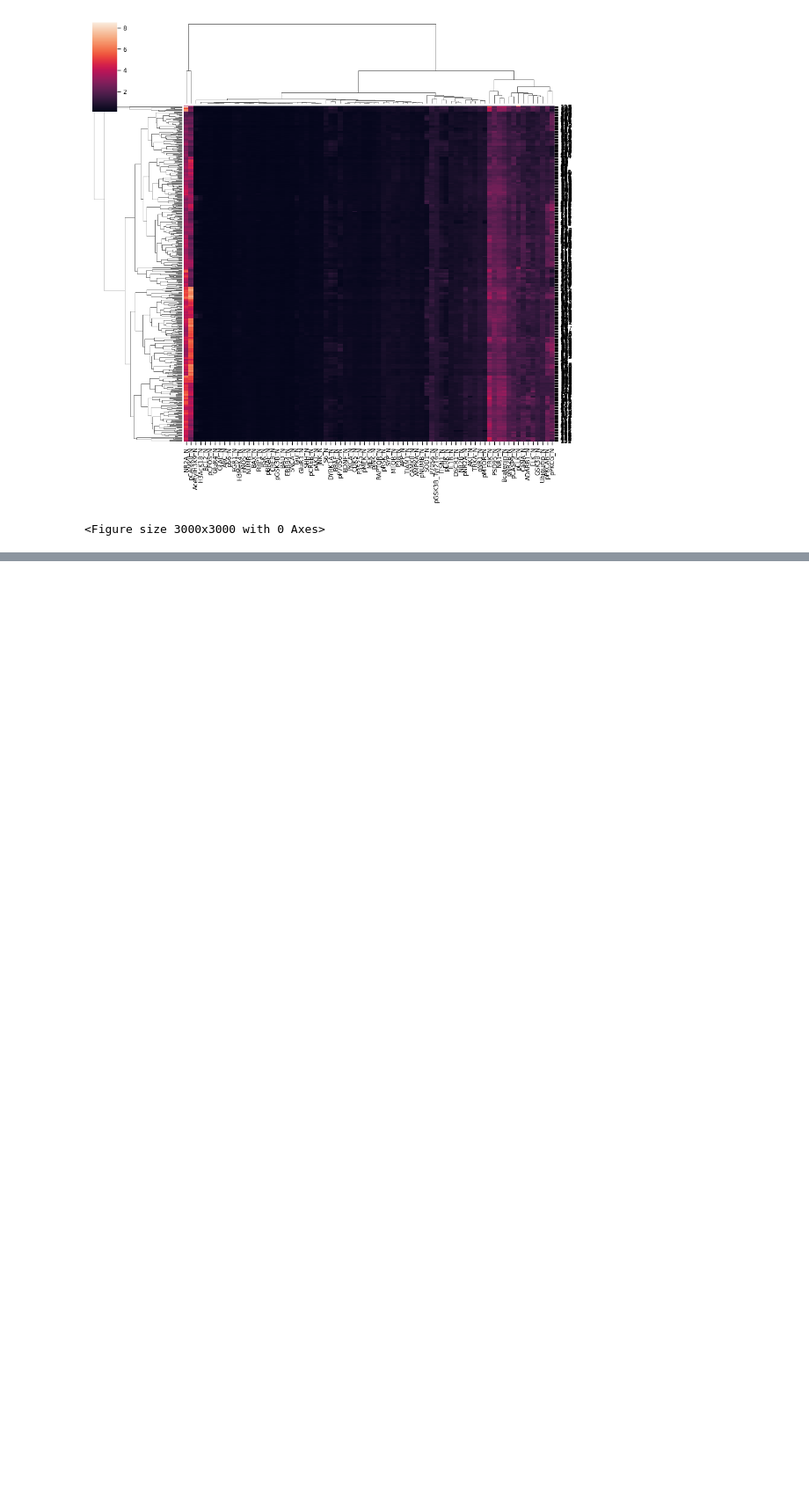
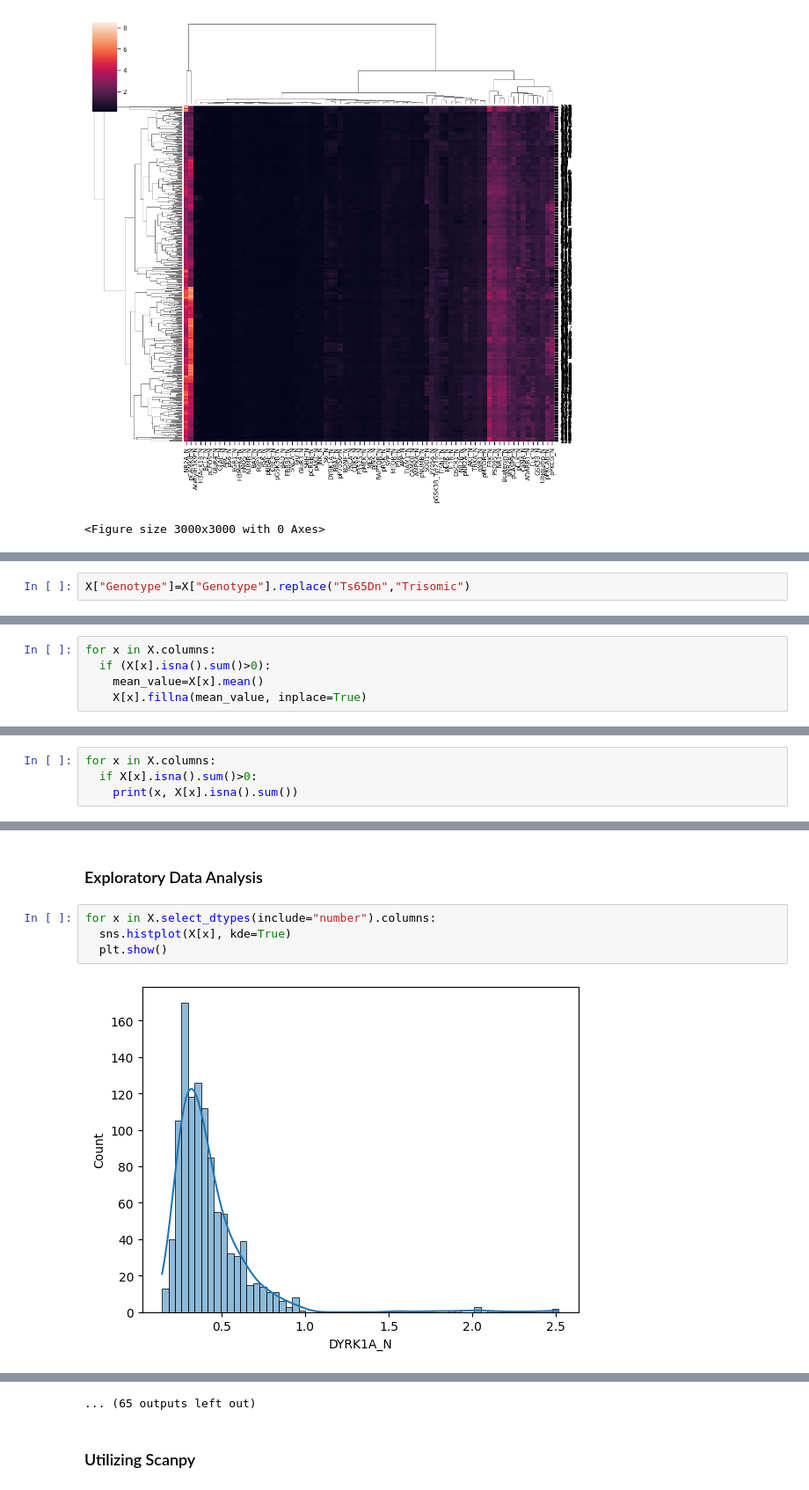
Before and after one commit to Neermita18/SystemsBiology, a Jupyter notebook: Mice_protein_expression.ipynb, the cells around one changed output, grey strips where cells are left out. Shown at 88% size. Saved outputs shown, nothing was run; the diff lists cells and outputs as text; blank space fills up the shorter version.

```diff
--- a/Mice_protein_expression.ipynb
+++ b/Mice_protein_expression.ipynb
@@ -186,0 +238,2 @@ plt.show()
+# %%
+X["Genotype"]=X["Genotype"].replace("Ts65Dn","Trisomic")
@@ -186,0 +246,5 @@ plt.show()
+# %%
+for x in X.columns:
+  if (X[x].isna().sum()>0):
+    mean_value=X[x].mean()
+    X[x].fillna(mean_value, inplace=True)
@@ -186,0 +262,4 @@ plt.show()
+# %%
+for x in X.columns:
+  if X[x].isna().sum()>0:
+    print(x, X[x].isna().sum())
@@ -186,0 +282,8 @@ plt.show()
+# %% [markdown]
+### Exploratory Data Analysis
+# %%
+for x in X.select_dtypes(include="number").columns:
+  sns.histplot(X[x], kde=True)
+  plt.show()
+# %% [output]
+[figure, added]
@@ -186,0 +301,3 @@ plt.show()
+... (65 outputs left out)
+# %% [markdown]
+### Utilizing Scanpy
```
Also changed, not shown: parts of 25 cells of this notebook.
